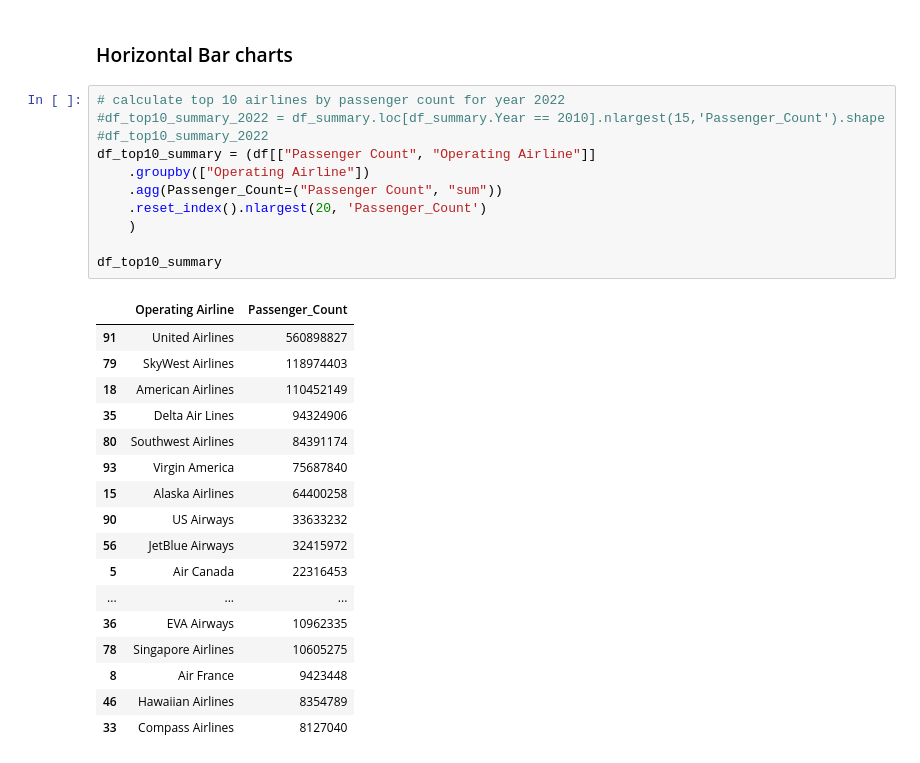
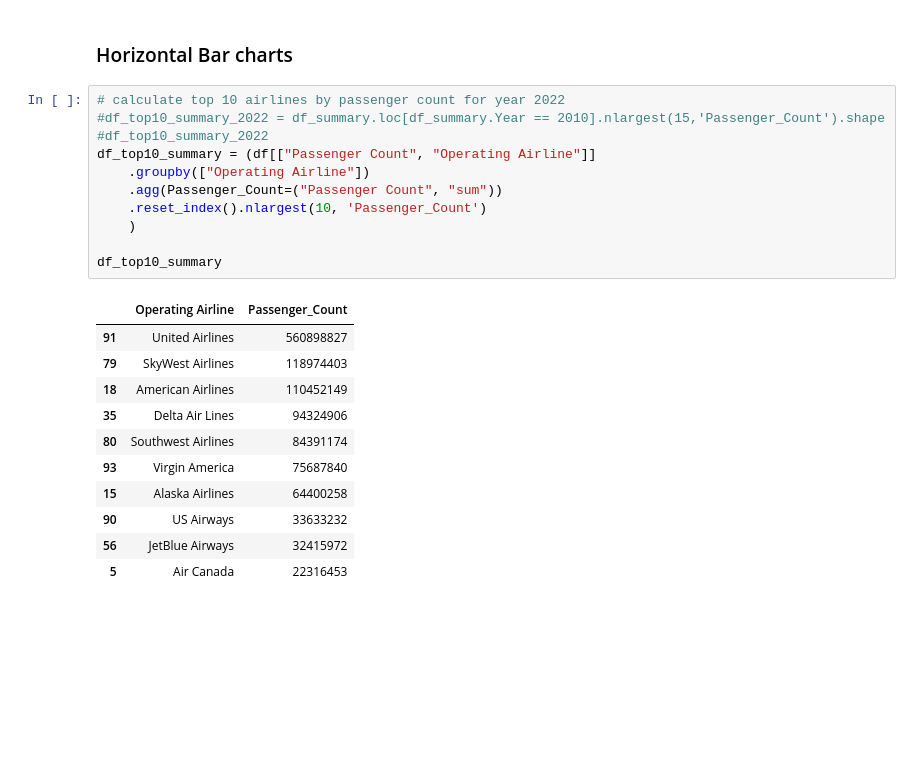
Before and after one commit to atifiu/matplotlib_practice, a Jupyter notebook: Matplotlib_Training1.ipynb, the cells around one changed output. Drawn from its saved outputs; the diff is of its cells as text; blank space fills up the shorter version.

```diff
--- a/Matplotlib_Training1.ipynb
+++ b/Matplotlib_Training1.ipynb
@@ -307,32 +307,26 @@ _ = plt.show()
 # %%
 # calculate top 10 airlines by passenger count for year 2022
 #df_top10_summary_2022 = df_summary.loc[df_summary.Year == 2010].nlargest(15,'Passenger_Count').shape
 #df_top10_summary_2022
 df_top10_summary = (df[["Passenger Count", "Operating Airline"]]
     .groupby(["Operating Airline"])
     .agg(Passenger_Count=("Passenger Count", "sum"))
-    .reset_index().nlargest(20, 'Passenger_Count')
+    .reset_index().nlargest(10, 'Passenger_Count')
     )
 
 df_top10_summary
 # %% [output]
 |  | Operating Airline | Passenger_Count |
 | 91 | United Airlines | 560898827 |
 | 79 | SkyWest Airlines | 118974403 |
 | 18 | American Airlines | 110452149 |
 | 35 | Delta Air Lines | 94324906 |
 | 80 | Southwest Airlines | 84391174 |
 | 93 | Virgin America | 75687840 |
 | 15 | Alaska Airlines | 64400258 |
 | 90 | US Airways | 33633232 |
 | 56 | JetBlue Airways | 32415972 |
 | 5 | Air Canada | 22316453 |
-| ... | ... | ... |
-| 36 | EVA Airways | 10962335 |
-| 78 | Singapore Airlines | 10605275 |
-| 8 | Air France | 9423448 |
-| 46 | Hawaiian Airlines | 8354789 |
-| 33 | Compass Airlines | 8127040 |
 # %%
 import numpy as np
 
```
Also changed, not shown: parts of 11 cells of this notebook, 2 other files.
